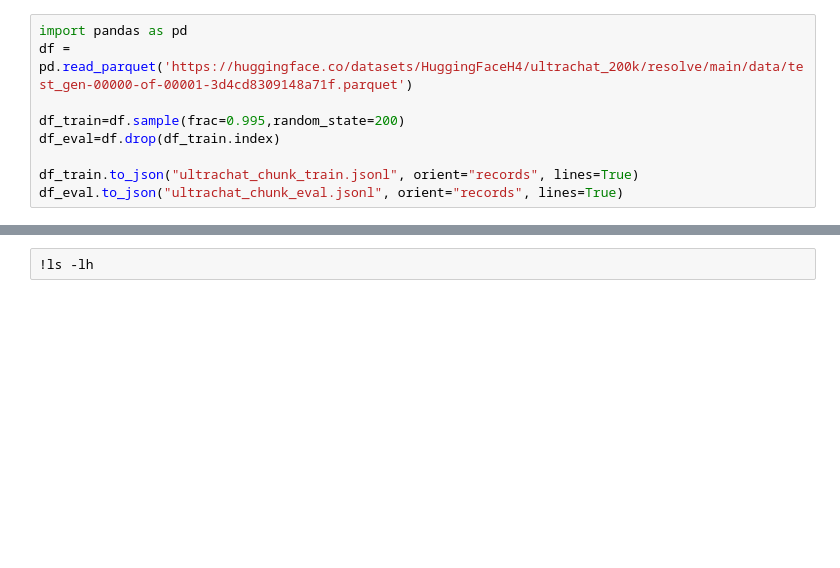
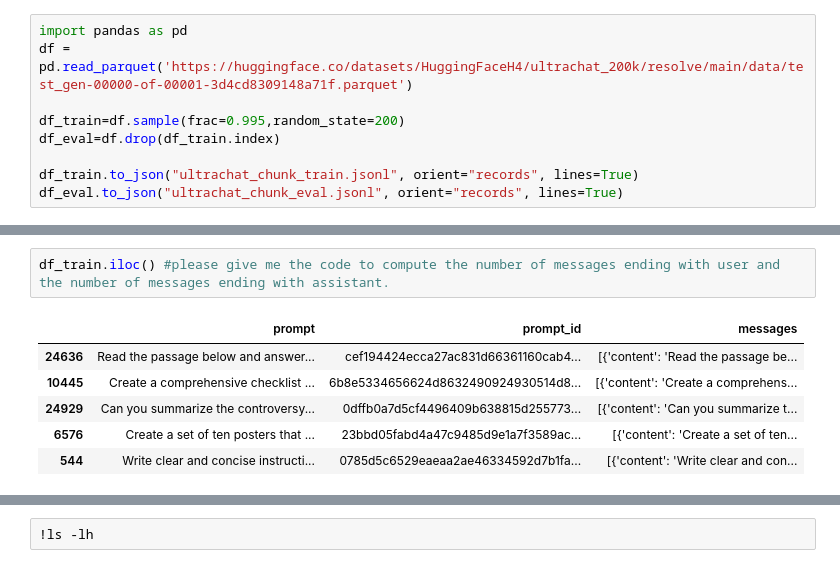
Before and after one commit to baptisteaubert/Deep_Learning_Tutorials_AI, a Jupyter notebook: mistral/fine_tune/mistral_finetune_api.ipynb, the cells around one changed output, grey strips where cells are left out. Drawn from its saved outputs; the diff is of its cells as text; blank space fills up the shorter version.

```diff
--- a/mistral/fine_tune/mistral_finetune_api.ipynb
+++ b/mistral/fine_tune/mistral_finetune_api.ipynb
@@ -98,0 +38,9 @@ XXXXX NEXT ITERATION
+# %%
+df_train.iloc() #please give me the code to compute the number of messages ending with user and the number of messages ending with assistant.
+# %% [output]
+|  | prompt | prompt_id | messages |
+| 24636 | Read the passage below and answer... | cef194424ecca27ac831d66361160cab4... | [{'content': 'Read the passage be... |
+| 10445 | Create a comprehensive checklist ... | 6b8e5334656624d8632490924930514d8... | [{'content': 'Create a comprehens... |
+| 24929 | Can you summarize the controversy... | 0dffb0a7d5cf4496409b638815d255773... | [{'content': 'Can you summarize t... |
+| 6576 | Create a set of ten posters that ... | 23bbd05fabd4a47c9485d9e1a7f3589ac... | [{'content': 'Create a set of ten... |
+| 544 | Write clear and concise instructi... | 0785d5c6529eaeaa2ae46334592d7b1fa... | [{'content': 'Write clear and con... |
```
Also changed, not shown: parts of 8 cells of this notebook.
